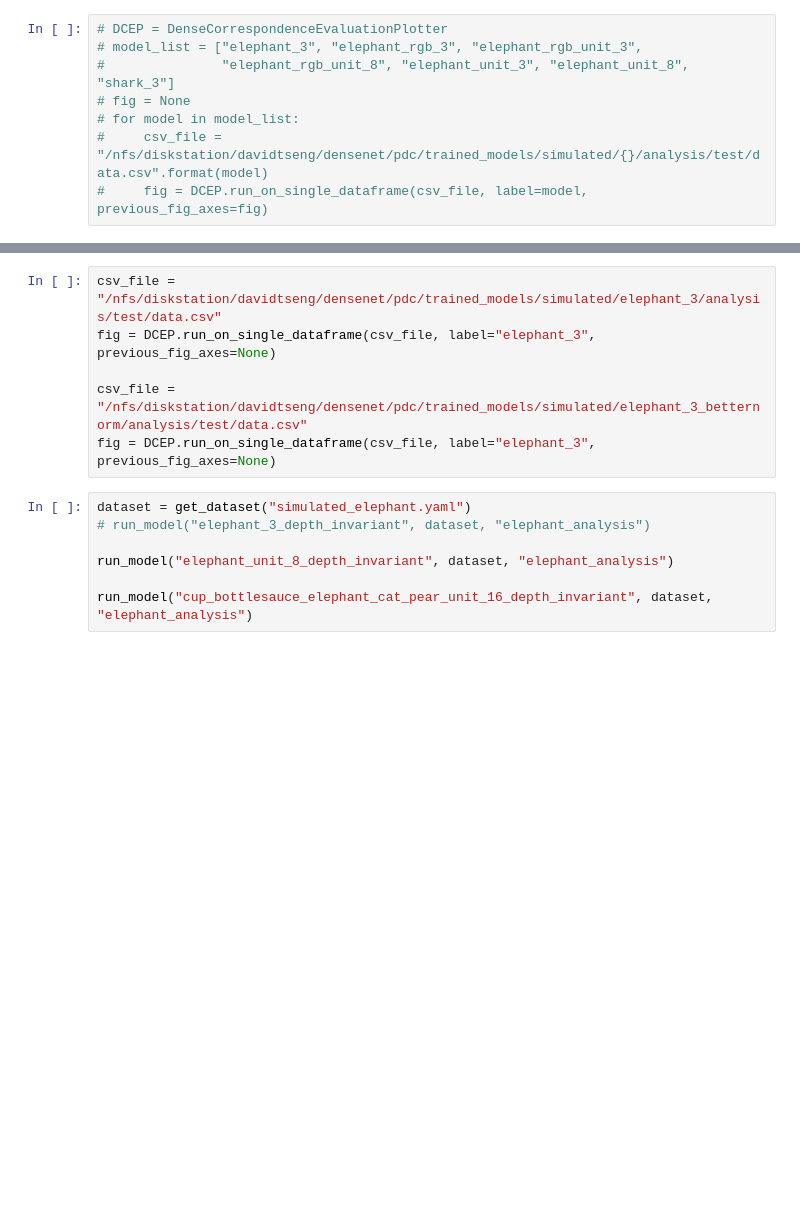
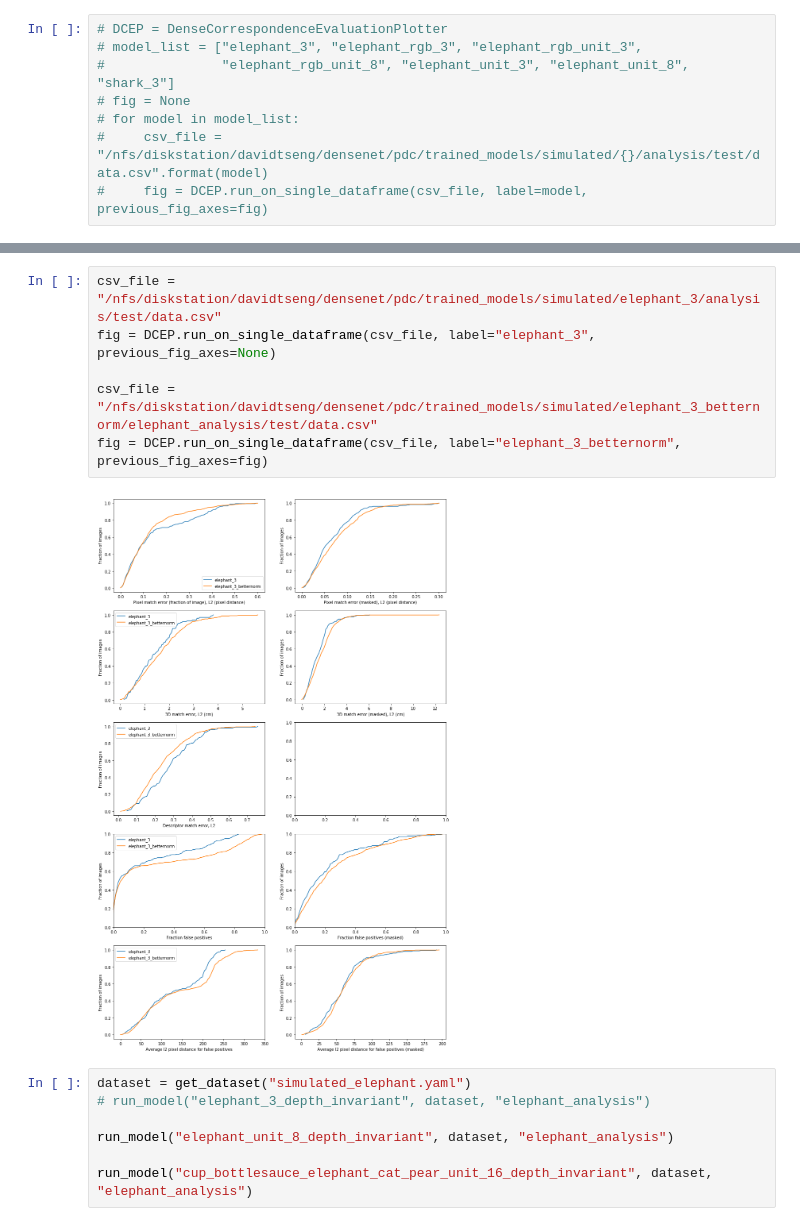
Before and after one commit to dtseng/pytorch-dense-correspondence, a Jupyter notebook: dense_correspondence/evaluation/evaluation_multiple_plots.ipynb, the cells around one changed output, grey strips where cells are left out. Cells and saved outputs as stored; diff of their text form; blank space fills up the shorter version.

```diff
--- a/dense_correspondence/evaluation/evaluation_multiple_plots.ipynb
+++ b/dense_correspondence/evaluation/evaluation_multiple_plots.ipynb
@@ -66,9 +321,11 @@ INFO:root:loading params with the new style failed, falling back to dcn.fcn.load
 # %%
 csv_file = "/nfs/diskstation/davidtseng/densenet/pdc/trained_models/simulated/elephant_3/analysis/test/data.csv"
 fig = DCEP.run_on_single_dataframe(csv_file, label="elephant_3", previous_fig_axes=None)
 
-csv_file = "/nfs/diskstation/davidtseng/densenet/pdc/trained_models/simulated/elephant_3_betternorm/analysis/test/data.csv"
-fig = DCEP.run_on_single_dataframe(csv_file, label="elephant_3", previous_fig_axes=None)
+csv_file = "/nfs/diskstation/davidtseng/densenet/pdc/trained_models/simulated/elephant_3_betternorm/elephant_analysis/test/data.csv"
+fig = DCEP.run_on_single_dataframe(csv_file, label="elephant_3_betternorm", previous_fig_axes=fig)
+# %% [output]
+[figure, added]
 # %%
 dataset = get_dataset("simulated_elephant.yaml")
 # run_model("elephant_3_depth_invariant", dataset, "elephant_analysis")
```
Also changed, not shown: parts of 7 cells of this notebook, 16 other files.
